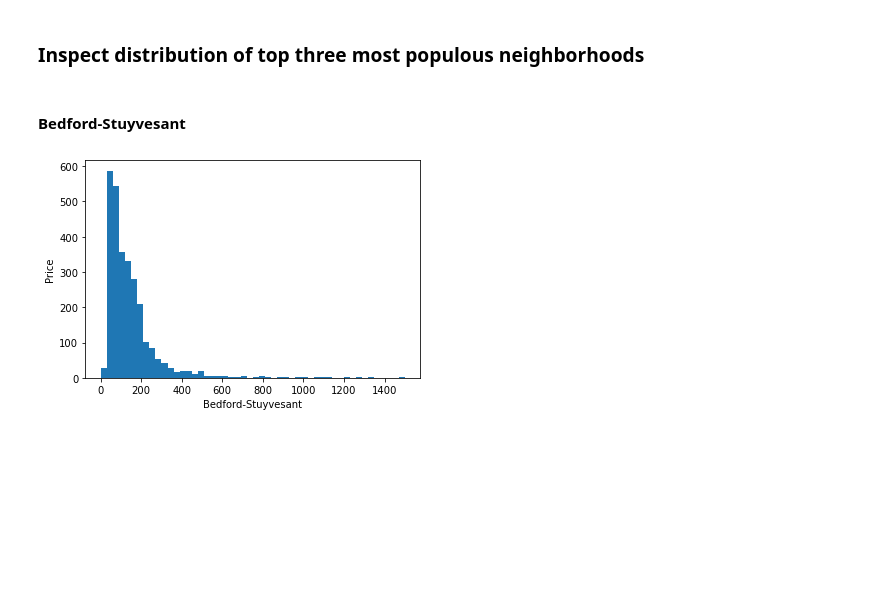
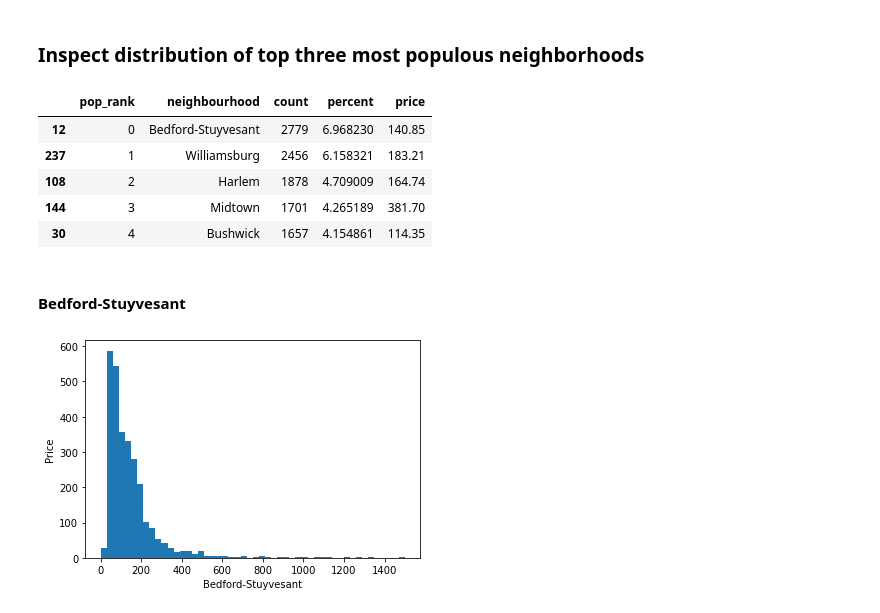
Before and after one commit to Naren1610/IST5520GrpProj, a Jupyter notebook: Milestone3_v3.ipynb, the cells around one changed output. Cells and saved outputs as stored; diff of their text form; code cells hidden in the pictures; blank space fills up the shorter version.

```diff
--- a/Milestone3_v2.ipynb
+++ b/Milestone3_v3.ipynb
@@ -193,5 +199,14 @@ df_hood.head()
 # %% [markdown]
 ### Inspect distribution of top three most populous neighborhoods
+# %%
+df_hood.sort_values(by='pop_rank').head()
+# %% [output]
+|  | pop_rank | neighbourhood | count | percent | price |
+| 12 | 0 | Bedford-Stuyvesant | 2779 | 6.968230 | 140.85 |
+| 237 | 1 | Williamsburg | 2456 | 6.158321 | 183.21 |
+| 108 | 2 | Harlem | 1878 | 4.709009 | 164.74 |
+| 144 | 3 | Midtown | 1701 | 4.265189 | 381.70 |
+| 30 | 4 | Bushwick | 1657 | 4.154861 | 114.35 |
 # %%
 df2_s1 = df.groupby('neighbourhood').get_group('Bedford-Stuyvesant')
 df2_s2 = df.groupby('neighbourhood').get_group('Williamsburg')
```
Also changed, not shown: parts of 28 cells of this notebook, 27 other files.
